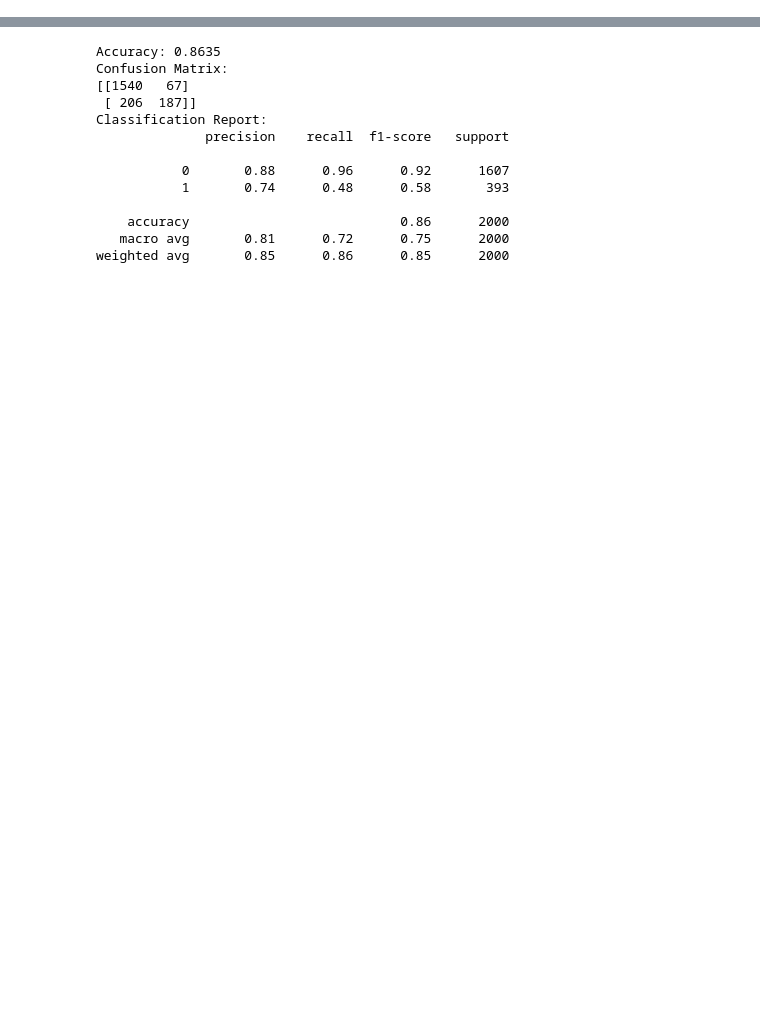
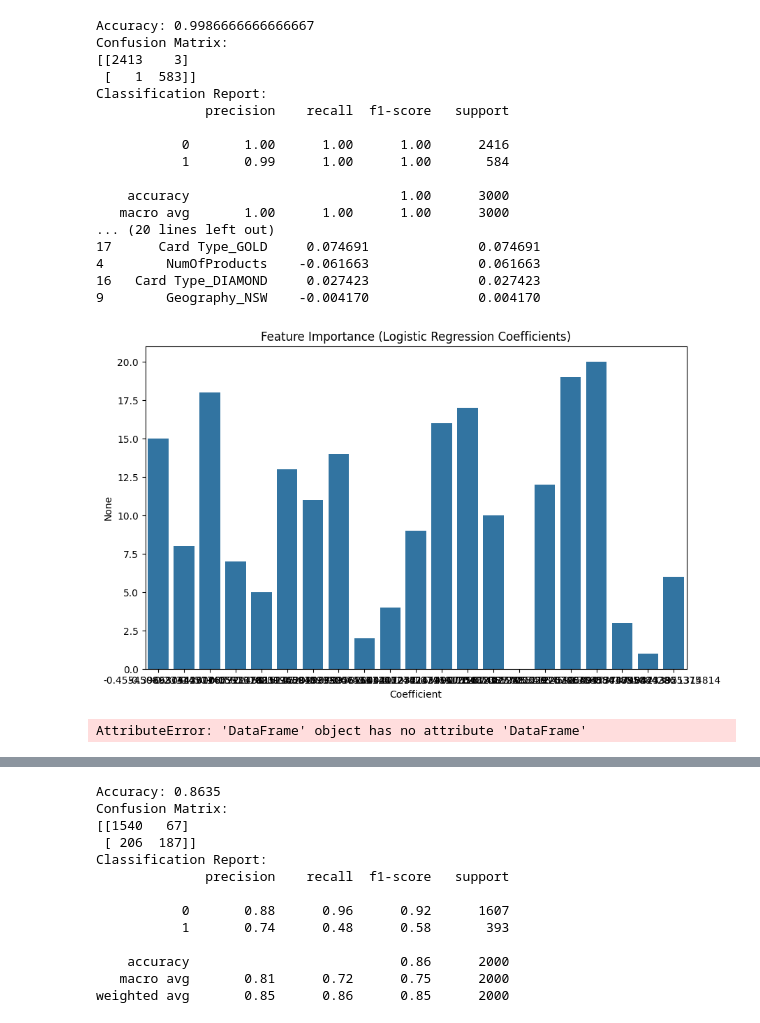
Before and after one commit to structuredcreations/Investment_Selector, a Jupyter notebook: _0_Mentum_Assignment_2.ipynb, the cells around one changed output, grey strips where cells are left out. Drawn from its saved outputs; the diff is of its cells as text; code cells hidden in the pictures; blank space fills up the shorter version.

```diff
--- a/_0_Mentum_Assignment_2.ipynb
+++ b/_0_Mentum_Assignment_2.ipynb
@@ -95,3 +64,75 @@ weighted avg       0.78      0.81      0.77      2000
+# %%
+# Part 1.1: Logistic regression model
+
+# Standardize the feature variables
+scaler = StandardScaler()
+X_train_scaled = scaler.fit_transform(X_train)
+X_test_scaled = scaler.transform(X_test)
+
+# Logistic Regression model
+log_reg = LogisticRegression(random_state=42)
+log_reg.fit(X_train_scaled, y_train)
+
+# Make predictions
+y_pred = log_reg.predict(X_test_scaled)
+
+
+# Evaluate the model
+accuracy = accuracy_score(y_test, y_pred)
+conf_matrix = confusion_matrix(y_test, y_pred)
+class_report = classification_report(y_test, y_pred)
+
+# Print the results
+print(f"Accuracy: {accuracy}")
+print("Confusion Matrix:")
+print(conf_matrix)
+print("Classification Report:")
+print(class_report)
+
+# supporting material for p
+# Feature importance (coefficients)
+# coefficients = pd.DataFrame(model.coef_.flatten(), index=X.columns, columns=['Coefficient'])
+# coefficients = coefficients.sort_values(by='Coefficient', ascending=False)
+# print(coefficients)
+
+# Extracting coefficients
+coefficients = pd.DataFrame({'Feature': X.columns, 'Coefficient': log_reg.coef_[0]})
+coefficients['Absolute Coefficient'] = coefficients['Coefficient'].abs()
+coefficients = coefficients.sort_values(by='Absolute Coefficient', ascending=False)
+
+print(coefficients)
+
+
+# Visualize feature importance
+plt.figure(figsize=(10,6))
+sns.barplot(x=coefficients['Coefficient'], y=coefficients.index)
+plt.title('Feature Importance (Logistic Regression Coefficients)')
+plt.show()
+# %% [output]
+Accuracy: 0.9986666666666667
+Confusion Matrix:
+[[2413    3]
+ [   1  583]]
+Classification Report:
+              precision    recall  f1-score   support
+
+           0       1.00      1.00      1.00      2416
+           1       0.99      1.00      1.00       584
+
+    accuracy                           1.00      3000
+   macro avg       1.00      1.00      1.00      3000
+... (20 lines left out)
+17      Card Type_GOLD     0.074691              0.074691
+4        NumOfProducts    -0.061663              0.061663
+16   Card Type_DIAMOND     0.027423              0.027423
+9        Geography_NSW    -0.004170              0.004170
+[figure, added]
+# %%
+coefficients = df_encoded.DataFrame(model.coef_.flatten(), index=X.columns, columns=['Coefficient'])
+coefficients = coefficients.sort_values(by='Coefficient', ascending=False)
+print(coefficients)
+# %% [output]
+AttributeError: 'DataFrame' object has no attribute 'DataFrame'
 # %%
 # Part 1.2: Random Forrest Model
 
```
Also changed, not shown: parts of 5 cells of this notebook.
